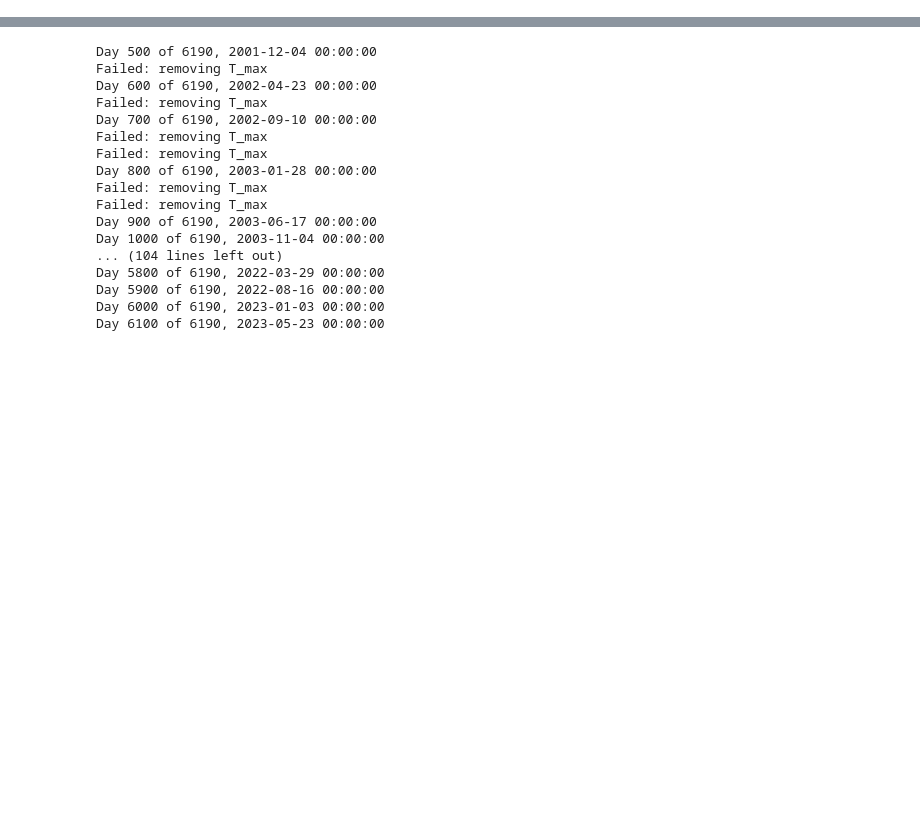
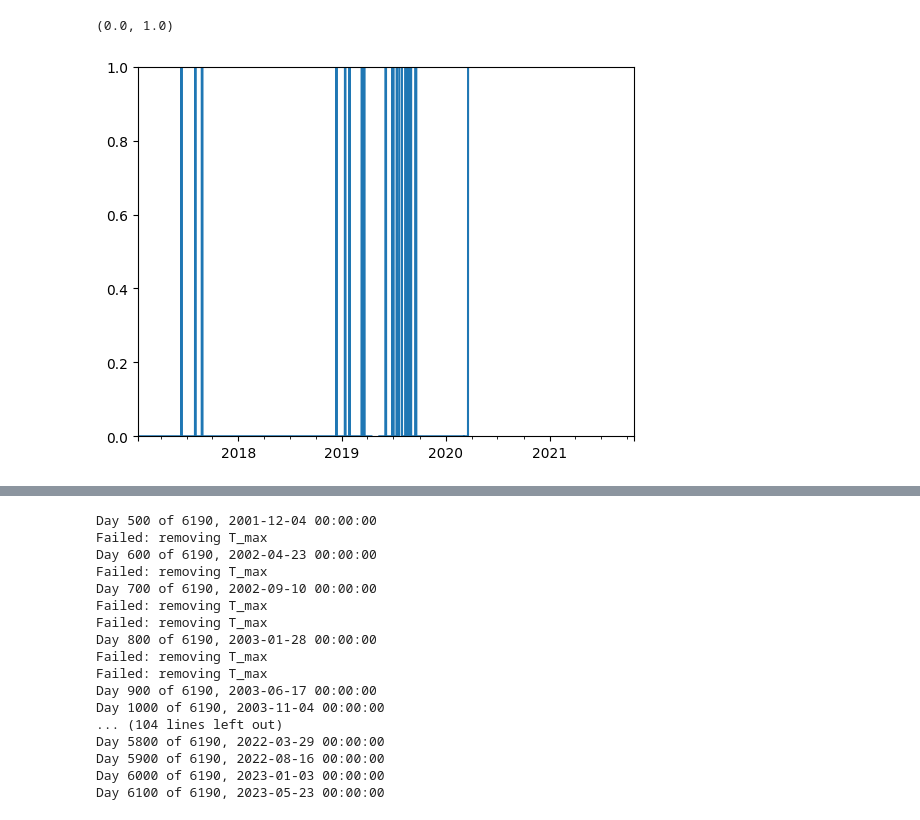
Before and after one commit to cvxgrp/markowitz-reference, a Jupyter notebook: experiments/playground.ipynb, the cells around one changed output, grey strips where cells are left out. Saved outputs shown, nothing was run; the diff lists cells and outputs as text; code cells hidden in the pictures; blank space fills up the shorter version.

```diff
--- a/experiments/playground.ipynb
+++ b/experiments/playground.ipynb
@@ -19,2 +39,8 @@ returns = prices.pct_change().dropna()
 
 n_assets = prices.shape[1]
+# %%
+duals.Risk.plot()
+plt.ylim(0,1)
+# %% [output]
+(0.0, 1.0)
+[figure, added]
```
Also changed, not shown: parts of 29 cells of this notebook, 3 other files.
